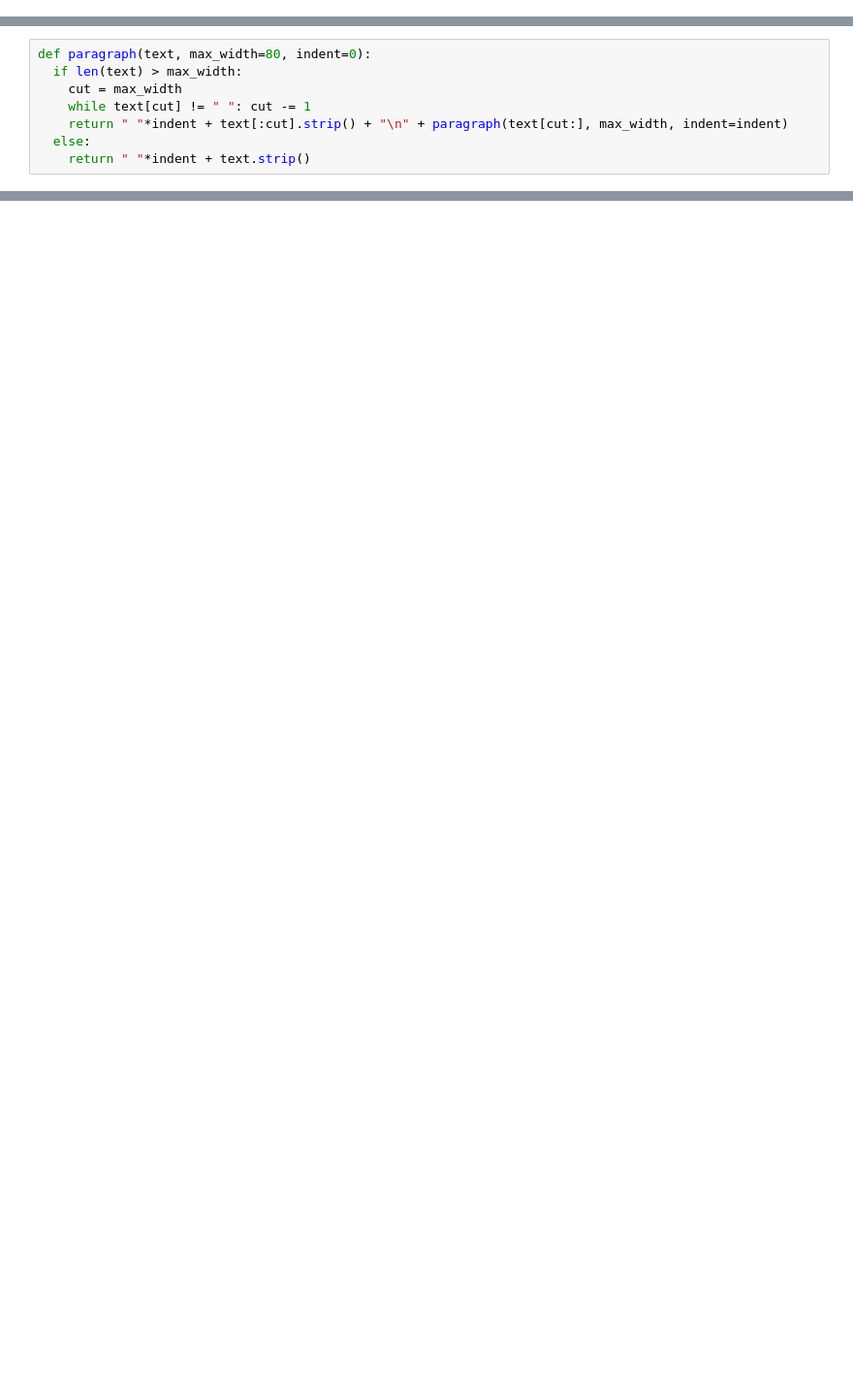
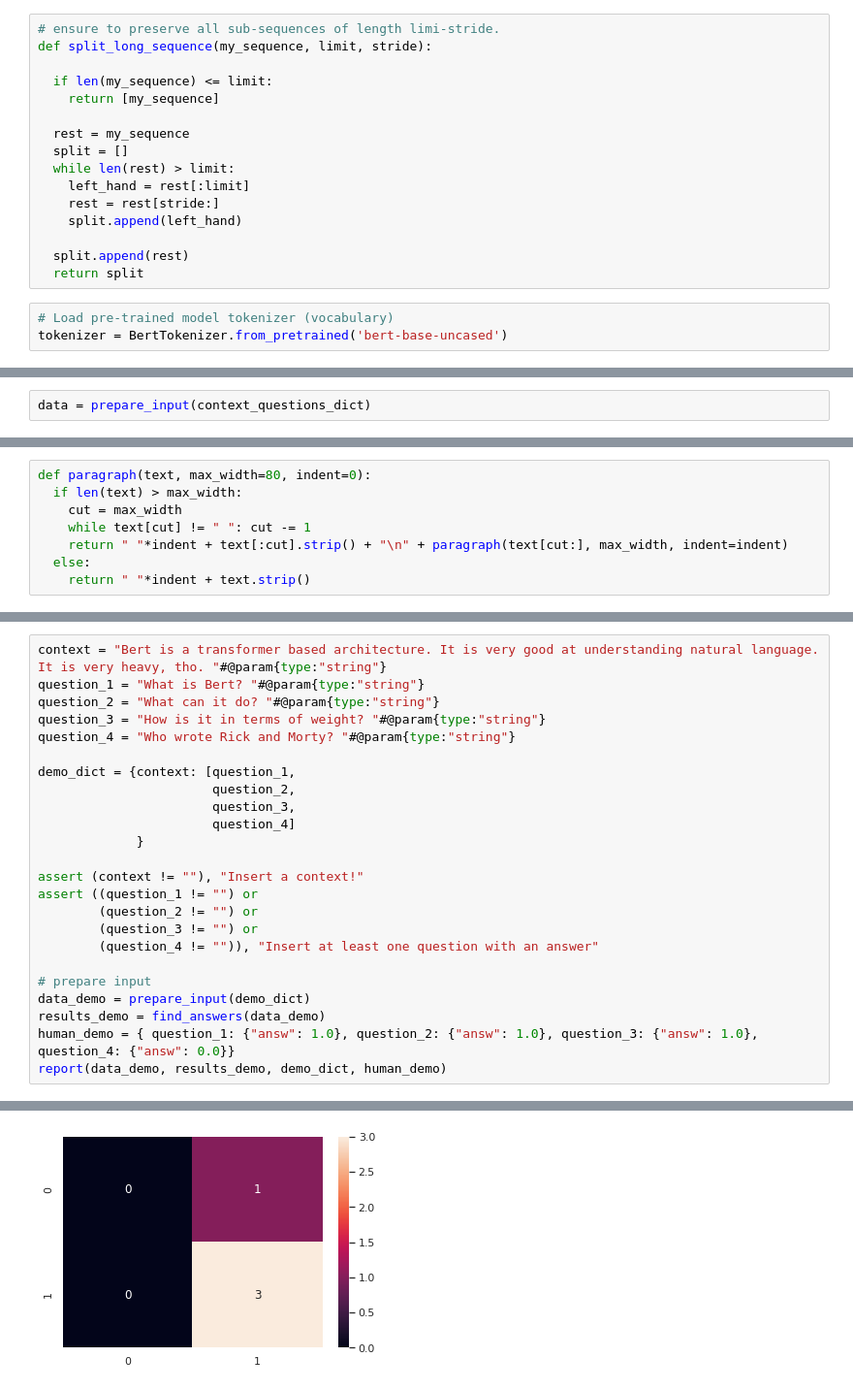
Before and after one commit to giuliofortini/NLP_SQuAD_Project, a Jupyter notebook: SQUAD_evaluating_questions.ipynb, the cells around one changed output, grey strips where cells are left out. Shown at 97% size. Cells and saved outputs as stored; diff of their text form; blank space fills up the shorter version.

```diff
--- a/SQUAD_evaluating_questions.ipynb
+++ b/SQUAD_evaluating_questions.ipynb
@@ -72,0 +430,19 @@ Requirement already satisfied: click in /usr/local/lib/python3.6/dist-packages (
+# %%
+# ensure to preserve all sub-sequences of length limi-stride.
+def split_long_sequence(my_sequence, limit, stride):
+
+  if len(my_sequence) <= limit:
+    return [my_sequence]
+
+  rest = my_sequence
+  split = []
+  while len(rest) > limit:
+    left_hand = rest[:limit]
+    rest = rest[stride:]
+    split.append(left_hand)
+
+  split.append(rest)
+  return split
+# %%
+# Load pre-trained model tokenizer (vocabulary)
+tokenizer = BertTokenizer.from_pretrained('bert-base-uncased')
@@ -72,0 +511,2 @@ Requirement already satisfied: click in /usr/local/lib/python3.6/dist-packages (
+# %%
+data = prepare_input(context_questions_dict)
@@ -216,0 +623,25 @@ Jaccard   Cosine    METEOR    Proposed  Question
+# %%
+context = "Bert is a transformer based architecture. It is very good at understanding natural language. It is very heavy, tho. "#@param{type:"string"}
+question_1 = "What is Bert? "#@param{type:"string"}
+question_2 = "What can it do? "#@param{type:"string"}
+question_3 = "How is it in terms of weight? "#@param{type:"string"}
+question_4 = "Who wrote Rick and Morty? "#@param{type:"string"}
+
+demo_dict = {context: [question_1,
+                       question_2,
+                       question_3,
+                       question_4]
+             }
+
+assert (context != ""), "Insert a context!"
+assert ((question_1 != "") or
+        (question_2 != "") or
+        (question_3 != "") or
+        (question_4 != "")), "Insert at least one question with an answer"
+
+# prepare input
+data_demo = prepare_input(demo_dict)
+results_demo = find_answers(data_demo)
+human_demo = { question_1: {"answ": 1.0}, question_2: {"answ": 1.0}, question_3: {"answ": 1.0}, question_4: {"answ": 0.0}}
+report(data_demo, results_demo, demo_dict, human_demo)
+# %% [output]
@@ -216,0 +667 @@ Jaccard   Cosine    METEOR    Proposed  Question
+[figure, added]
```
Also changed, not shown: parts of 37 cells of this notebook.
